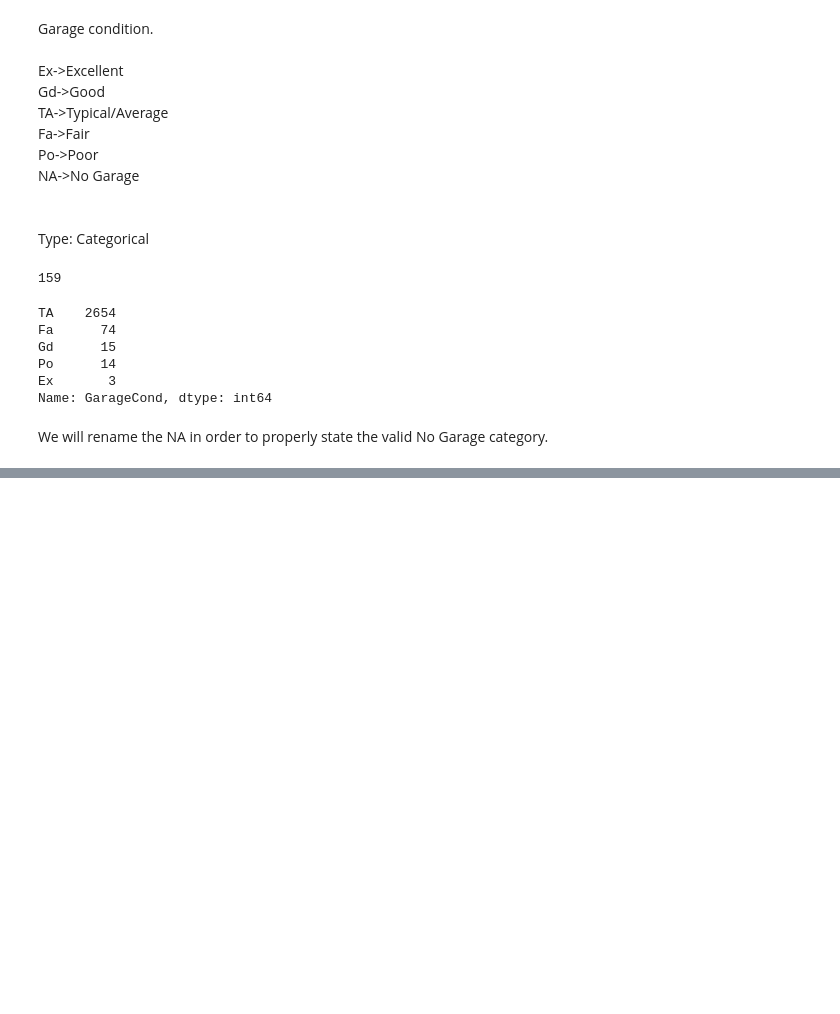
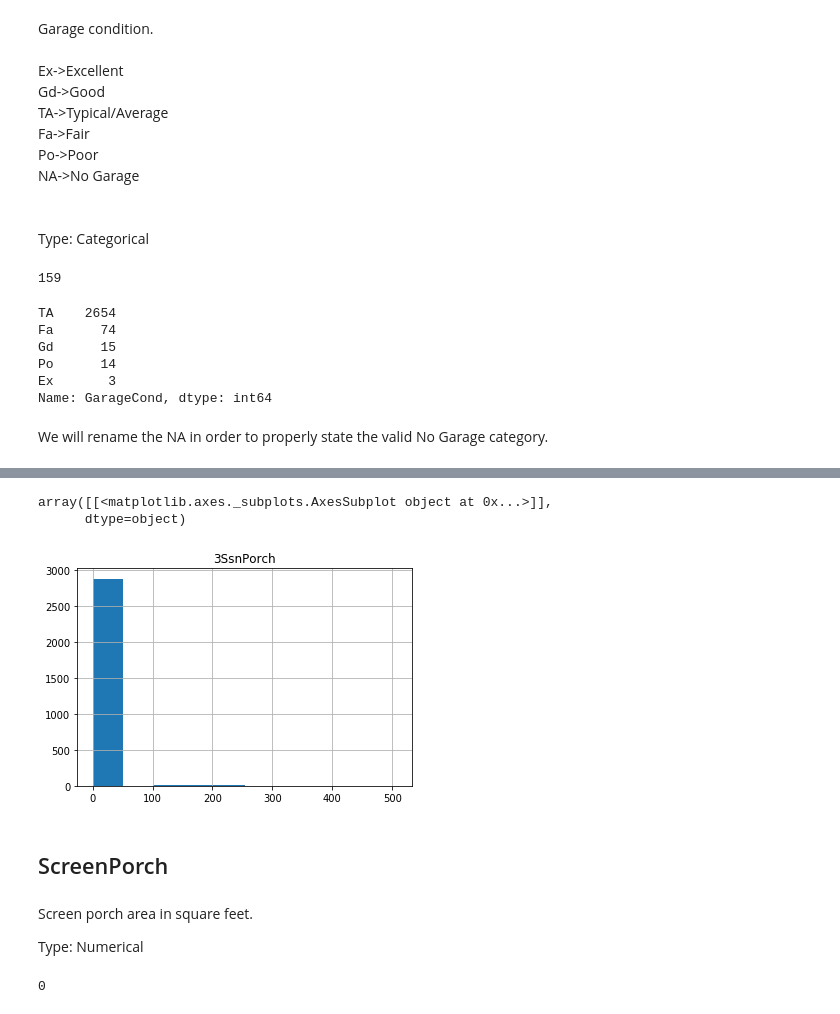
Before and after one commit to FerranAgulloLopez/DataMiningHousePrices, a Jupyter notebook: scripts/Preprocessing.ipynb, the cells around one changed output, grey strips where cells are left out. Saved outputs shown, nothing was run; the diff lists cells and outputs as text; code cells hidden in the pictures; blank space fills up the shorter version.

```diff
--- a/scripts/Preprocessing.ipynb
+++ b/scripts/Preprocessing.ipynb
@@ -1707,0 +1787,16 @@ data['GarageCond'].value_counts()
+# %%
+data.hist(column=['3SsnPorch'])
+# %% [output]
+array([[<matplotlib.axes._subplots.AxesSubplot object at 0x...>]],
+      dtype=object)
+[figure, added]
+# %% [markdown]
+## ScreenPorch
+# %% [markdown]
+Screen porch area in square feet.<br>
+
+Type: Numerical
+# %%
+data['ScreenPorch'].isna().sum()
+# %% [output]
+0
```
Also changed, not shown: parts of 64 cells of this notebook, 1 other file.
